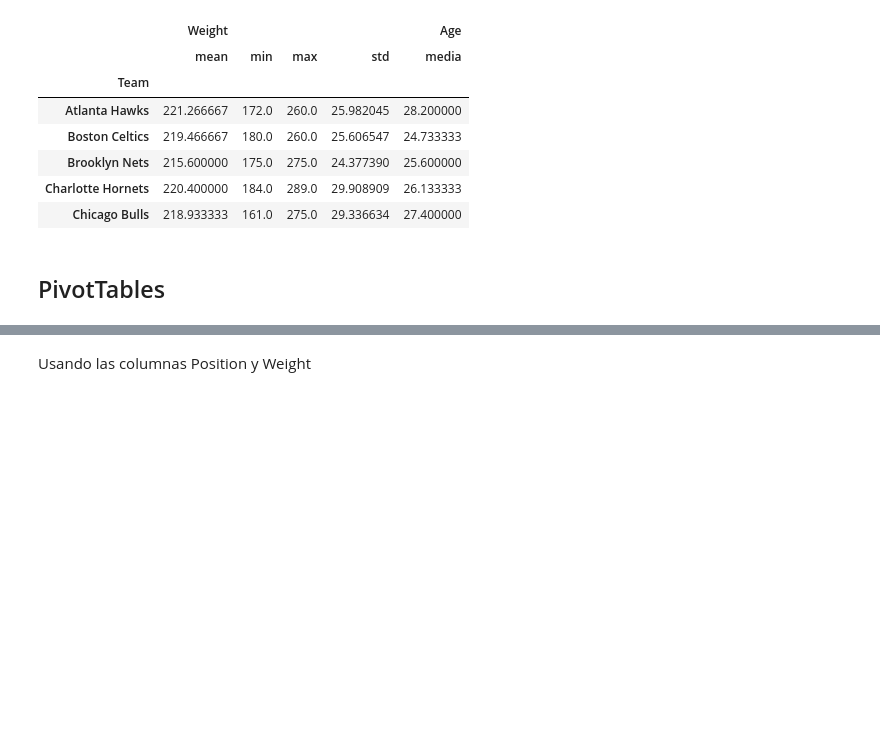
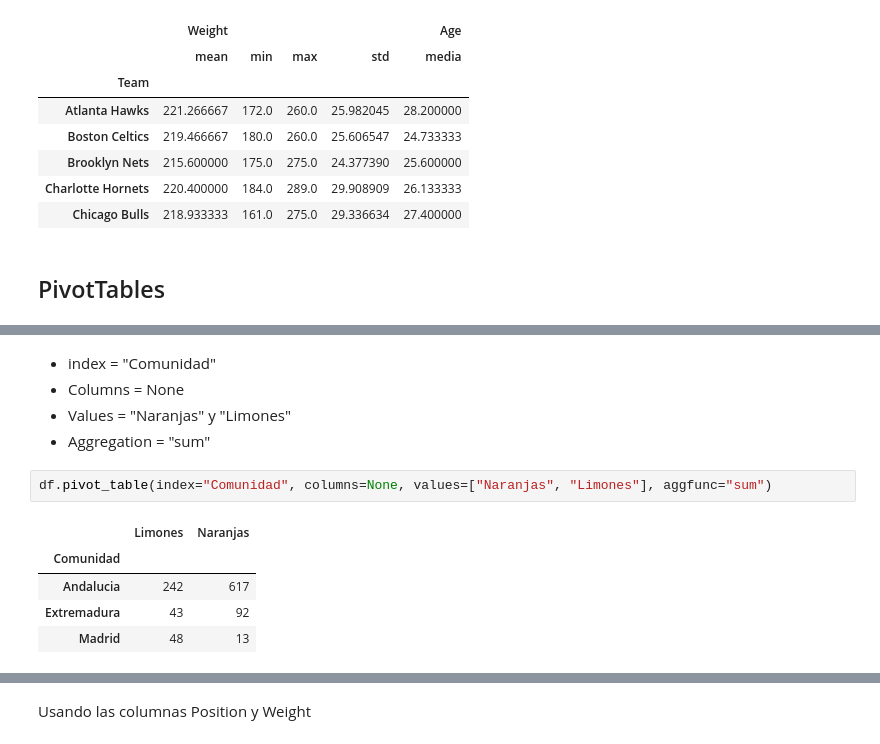
Before and after one commit to alfonso-santos/Intro-Python-Finanzas-2023, a Jupyter notebook: 4_pandas/4_7_combinar_juntar.ipynb, the cells around one changed output, grey strips where cells are left out. Cells and saved outputs as stored; diff of their text form; blank space fills up the shorter version.

```diff
--- a/4_pandas/4_7_combinar_juntar.ipynb
+++ b/4_pandas/4_7_combinar_juntar.ipynb
@@ -405,0 +490,13 @@ result_nba.head()
+# %% [markdown]
+* index = "Comunidad"
+* Columns = None
+* Values = "Naranjas" y "Limones"
+* Aggregation = "sum"
+# %%
+df.pivot_table(index="Comunidad", columns=None, values=["Naranjas", "Limones"], aggfunc="sum")
+# %% [output]
+|  | Limones | Naranjas |
+| Comunidad |  |  |
+| Andalucia | 242 | 617 |
+| Extremadura | 43 | 92 |
+| Madrid | 48 | 13 |
```
Also changed, not shown: parts of 10 cells of this notebook.
